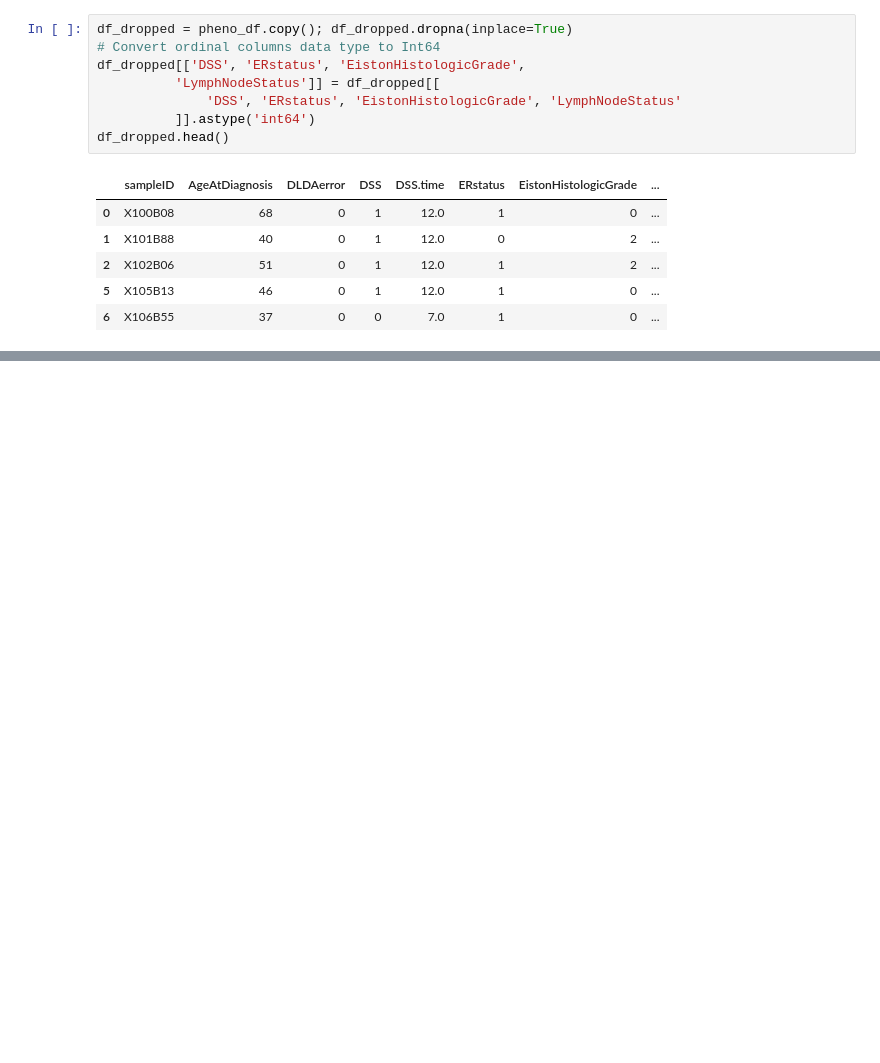
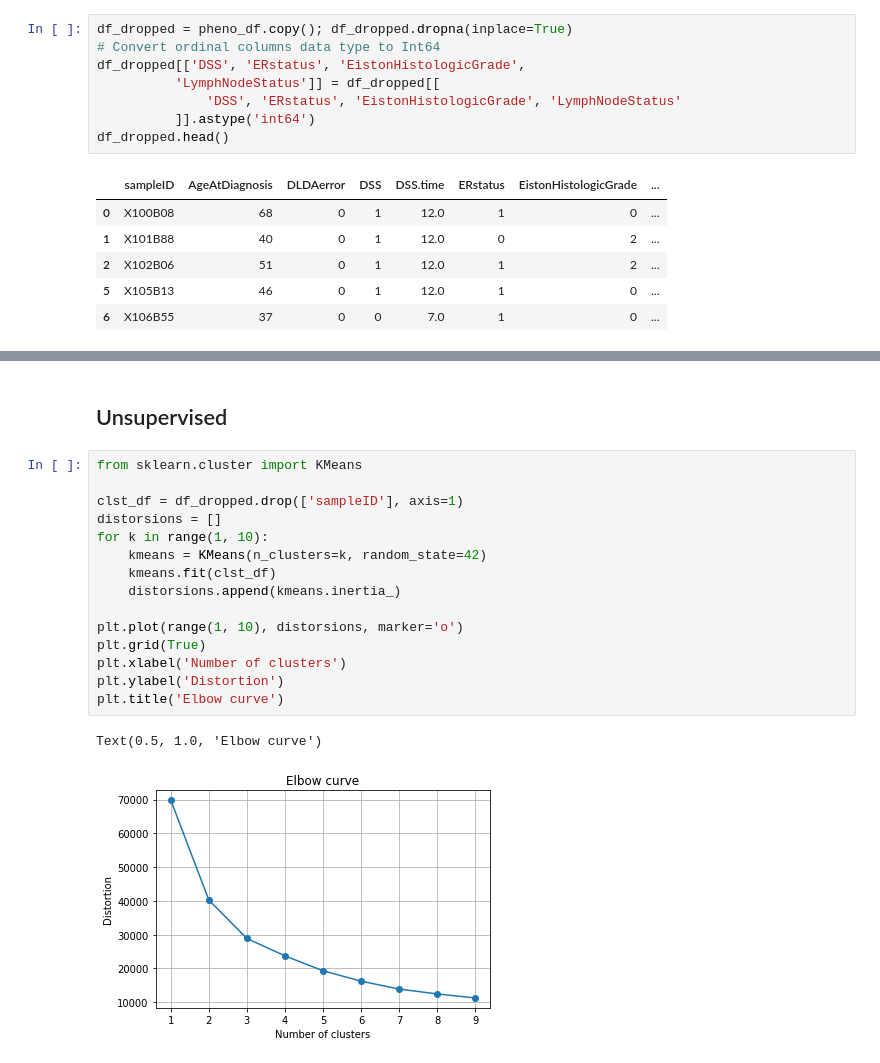
Before and after one commit to faizanhemotra/Breast-Cancer-Phenotype, a Jupyter notebook: analysis.ipynb, the cells around one changed output, grey strips where cells are left out. Saved outputs shown, nothing was run; the diff lists cells and outputs as text; blank space fills up the shorter version.

Commit message:
K-means clustering

```diff
--- a/analysis.ipynb
+++ b/analysis.ipynb
@@ -459,0 +460,20 @@ weighted avg       0.68      0.69      0.68        67
+# %% [markdown]
+## Unsupervised
+# %%
+from sklearn.cluster import KMeans
+
+clst_df = df_dropped.drop(['sampleID'], axis=1)
+distorsions = []
+for k in range(1, 10):
+    kmeans = KMeans(n_clusters=k, random_state=42)
+    kmeans.fit(clst_df)
+    distorsions.append(kmeans.inertia_)
+
+plt.plot(range(1, 10), distorsions, marker='o')
+plt.grid(True)
+plt.xlabel('Number of clusters')
+plt.ylabel('Distortion')
+plt.title('Elbow curve')
+# %% [output]
+Text(0.5, 1.0, 'Elbow curve')
+[figure, added]
```
Also changed, not shown: parts of 34 cells of this notebook.
